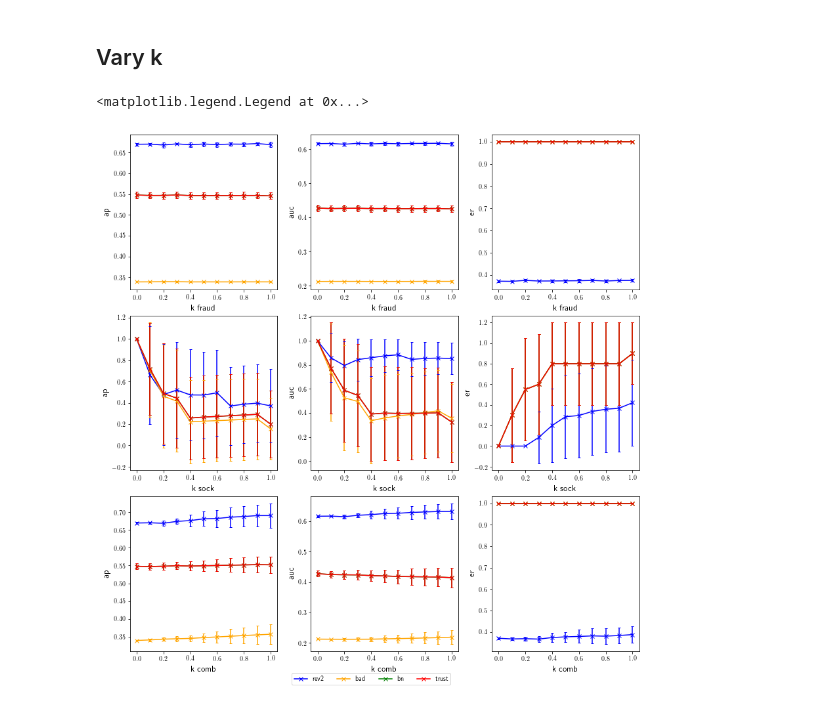
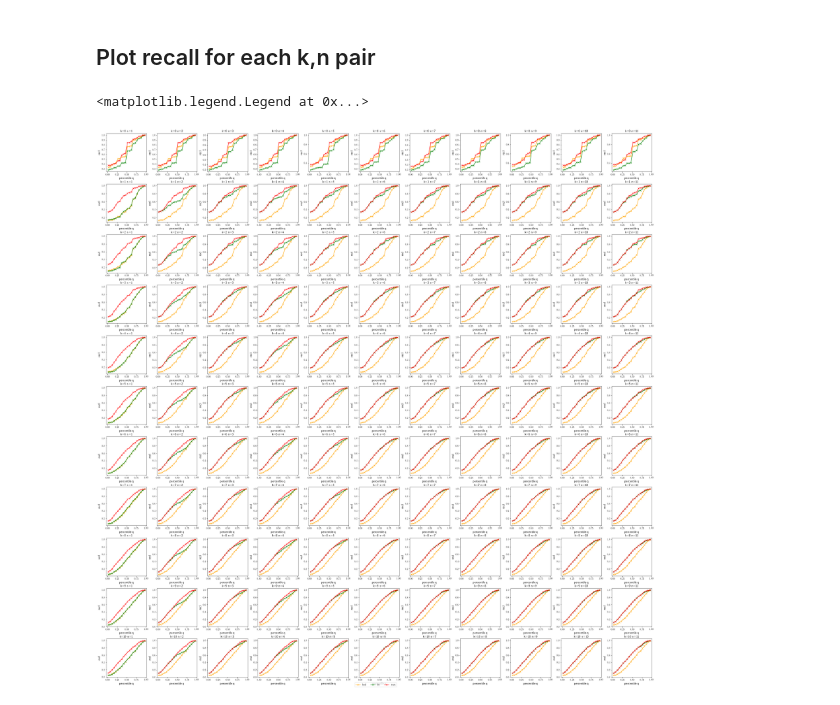
Before and after one commit to rzlll/DataMining, a Jupyter notebook: src/otc-eval.ipynb, the cells around one changed output. Saved outputs shown, nothing was run; the diff lists cells and outputs as text; code cells hidden in the pictures.

```diff
--- a/src/otc-eval.ipynb
+++ b/src/otc-eval.ipynb
@@ -25,6 +25,7 @@ user_list = ['u' + str(u) for u in network_df['src'].tolist()]
 gt_df = pd.read_csv('../rev2data/%s/%s_gt.csv' %(data_name, data_name), header=None, names=['id', 'label'])
 gt = dict([('u'+str(x[0]), x[1]) for x in zip(gt_df['id'], gt_df['label'])])
 # %%
-alg_list = ['rev2', 'bad', 'bn', 'trust']
+# alg_list = ['rev2', 'bad', 'bn', 'trust']
+alg_list = ['bad', 'bn', 'trust']
 
 alg_res = {alg_name: pickle.load(open('../%sres/%s.pkl' %(alg_name, data_name), 'rb')) for alg_name in alg_list}
@@ -124,14 +121,14 @@ def plot_lines(ax, x, y_data, ylabel='', xlabel='', title='', e_data=None):
 # %%
-nfig, axes = plt.subplots(3, 3, figsize=(12, 12))
+fig_prec, axes = plt.subplots(11, 11, figsize=(33, 33))
+m = 'prec'
 
-for t_ind, m_ind in itertools.product(range(3), range(3)):
-    target = target_list[t_ind]
-    met = met_list[m_ind]
-    y_data = {alg_name: np.mean(plot_data_dict[alg_name][target][met], axis=(0, 2)) for alg_name in alg_list}
-    e_data = {alg_name: np.std(plot_data_dict[alg_name][target][met], axis=(0, 2)) for alg_name in alg_list}
-    lines = plot_lines(axes[t_ind, m_ind], range(11), y_data, xlabel='%s %s' %('N', target), ylabel=met, title='', e_data=None)
+for k, n in itertools.product(range(11), range(11)):
+    y_data = {}
+    for alg_name in alg_list:
+        y_data[alg_name] = [np.mean([plot_data_dict[alg_name][(k, n, ind)][m][qq] for ind in range(50)]) for qq in q]
+    lines = plot_lines(axes[k, n], q, y_data, xlabel='percentile q', ylabel=m, title='k=%d n=%d' %(k, n+1), e_data=None)
 
-nfig.tight_layout(pad=2, w_pad=0.3, h_pad=0.2)
-nfig.legend(lines, alg_list, loc='lower center', ncol=len(alg_list), fontsize='medium')
+fig_prec.tight_layout(pad=1, w_pad=0.3, h_pad=0.2)
+fig_prec.legend(lines, alg_list, loc='lower center', ncol=len(alg_list), fontsize='medium')
 # %% [output]
 <matplotlib.legend.Legend at 0x...>
@@ -177,18 +136,18 @@ NameError: name 'ap_dict' is not defined
-# %% [markdown]
-## Vary k
+# %% [markdown]
+## Plot recall for each k,n pair
 # %%
-kfig, axes = plt.subplots(3, 3, figsize=(12, 12))
+fig_recl, axes = plt.subplots(11, 11, figsize=(33, 33))
+m = 'recl'
 
-for t_ind, m_ind in itertools.product(range(3), range(3)):
-    target = target_list[t_ind]
-    met = met_list[m_ind]
-    y_data = {alg_name: np.mean(plot_data_dict[alg_name][target][met], axis=(1, 2)) for alg_name in alg_list}
-    e_data = {alg_name: np.std(plot_data_dict[alg_name][target][met], axis=(1, 2)) for alg_name in alg_list}
-    lines = plot_lines(axes[t_ind, m_ind], np.arange(11)/10, y_data, xlabel='%s %s' %('k', target), ylabel=met, title='', e_data=e_data)
+for k, n in itertools.product(range(11), range(11)):
+    y_data = {}
+    for alg_name in alg_list:
+        y_data[alg_name] = [np.mean([plot_data_dict[alg_name][(k, n, ind)][m][qq] for ind in range(50)]) for qq in q]
+    lines = plot_lines(axes[k, n], q, y_data, xlabel='percentile q', ylabel=m, title='k=%d n=%d' %(k, n+1), e_data=None)
 
-kfig.tight_layout(pad=2, w_pad=0.3, h_pad=0.2)
-kfig.legend(lines, alg_list, loc='lower center', ncol=len(alg_list), fontsize='medium')
+fig_recl.tight_layout(pad=1, w_pad=0.3, h_pad=0.2)
+fig_recl.legend(lines, alg_list, loc='lower center', ncol=len(alg_list), fontsize='medium')
 # %% [output]
 <matplotlib.legend.Legend at 0x...>
-[figure, old version]
+[figure, new version]
 # %%
```
Also changed, not shown: parts of 10 cells of this notebook, 6 other files.
